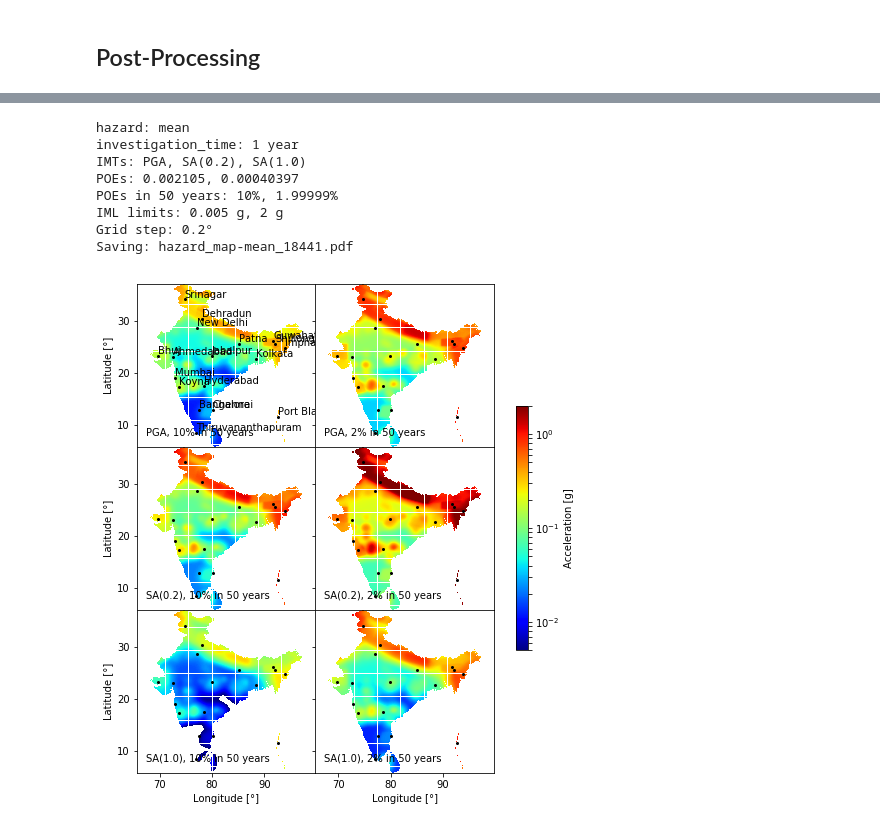
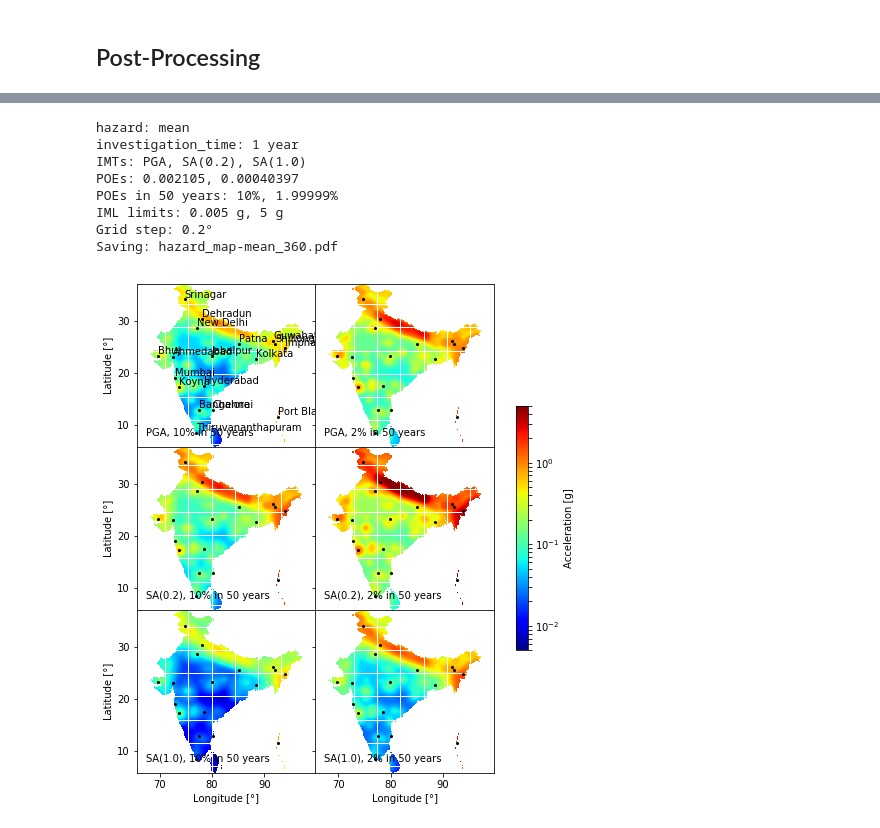
Before and after one commit to nackerley/indian-subcontinent-psha, a Jupyter notebook: Results/Mapping.ipynb, the cells around one changed output, grey strips where cells are left out. Cells and saved outputs as stored; diff of their text form; code cells hidden in the pictures.

```diff
--- a/Results/Mapping.ipynb
+++ b/Results/Mapping.ipynb
@@ -90,7 +92,7 @@ plot_cities = np.array([['Bangalore', 'Bhuj', 'Chennai'],
                         ['Guwahati', 'Jabalpur', 'Kolkata'],
                         ['Koyna', 'Mumbai', 'New Delhi']])
 df_cities = pd.read_csv('../Data/nath2012probabilistic/Table 3.csv', skiprows=1, index_col='City')
-df_cities = df_cities[df_cities.index.isin(plot_cities.flatten())]
+# df_cities = df_cities[df_cities.index.isin(plot_cities.flatten())]
 df_cities
 # %% [output]
 |  | Latitude (°N) | Longitude (°E) | BIS | zone | GSHAP | Present | Other | Reference |
@@ -107,5 +116,5 @@ df_cities
 # %%
-map_csv = './map_collapsed_v1/hazard_map-mean_18441.csv'
+map_csv = './map_collapsed_v1/hazard_map-mean_360.csv'
 df_calc = pd.read_csv(map_csv, header=1, index_col=['lon', 'lat'])
 with open(map_csv) as file:
     hazard_type, inv_time = file.readline().split(',')
@@ -150,33 +159,33 @@ for imt, row_axes in zip(imts, axes):
                          df_calc.index.get_level_values('lat'),
                          c=df_calc[imt + '-' + str(poe)].values,
                          s=point_size, marker='s', edgecolor='none', cmap='jet',
                          norm=LogNorm(limits[0], limits[1]))
 
         ax.plot(df_cities['Longitude (°E)'],
                 df_cities['Latitude (°N)'],
                 'ko', markersize=2)
 
 for city, info in df_cities.iterrows():
     axes[0, 0].annotate(city, (info['Longitude (°E)'], info['Latitude (°N)']), va='bottom')
 
 axes[0, 0].set_aspect('equal')
 axes[0, 0].autoscale(enable=True, axis=u'both', tight=True)
 fig.colorbar(im, ax=axes.ravel().tolist(), shrink=0.5, label='Acceleration [g]')
 
 [ax.set_xlabel(u'Longitude [°]') for ax in axes[-1, :]]
 [ax.xaxis.set_major_locator(MultipleLocator(base=10.)) for ax in axes[-1, :]]
 [ax.set_ylabel(u'Latitude [°]') for ax in axes[:, 0]]
 [ax.yaxis.set_major_locator(MultipleLocator(base=10.)) for ax in axes[:, 0]]
 map_pdf = os.path.splitext(os.path.basename(map_csv))[0] + '.pdf'
 print('Saving: ' + map_pdf)
 fig.savefig(map_pdf, dpi=300, bbox_inches='tight')
 # %% [output]
 hazard: mean
 investigation_time: 1 year
 IMTs: PGA, SA(0.2), SA(1.0)
 POEs: 0.002105, 0.00040397
 POEs in 50 years: 10%, 1.99999%
-IML limits: 0.005 g, 2 g
+IML limits: 0.005 g, 5 g
 Grid step: 0.2°
-Saving: hazard_map-mean_18441.pdf
+Saving: hazard_map-mean_360.pdf
-[figure, old version]
+[figure, new version]
```
Also changed, not shown: parts of 17 cells of this notebook, 32 other files.
